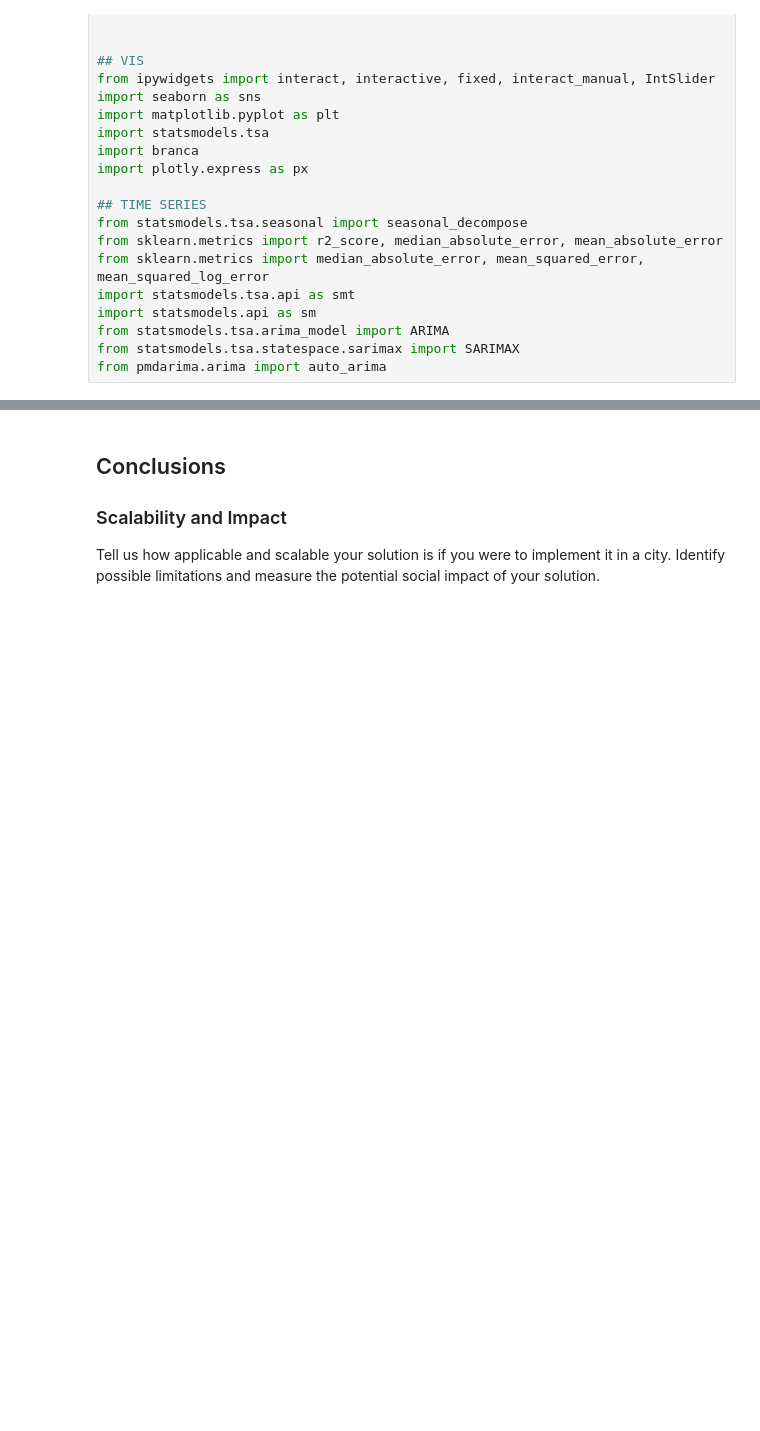
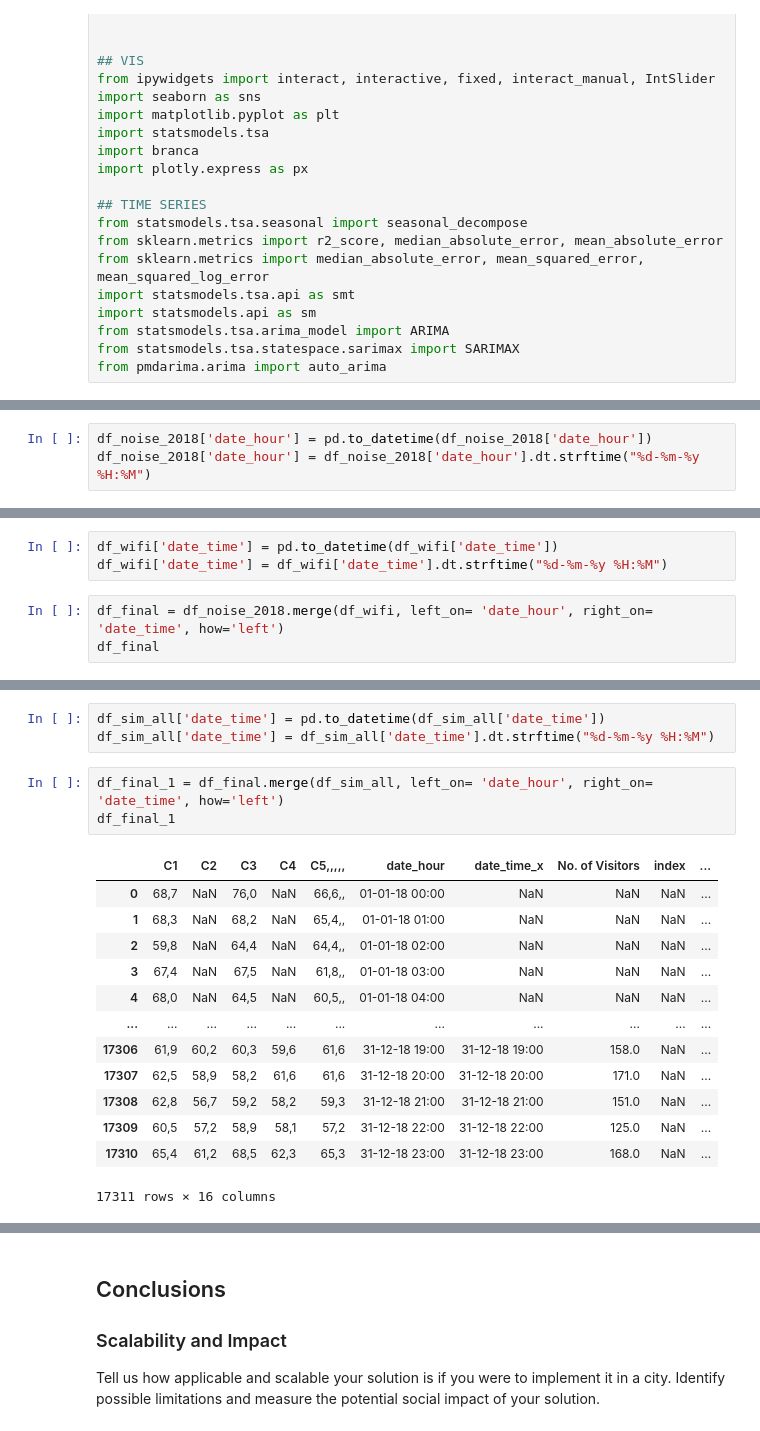
Before and after one commit to McNickSisto/world_data_league, a Jupyter notebook: stage_final/final_notebook.ipynb, the cells around one changed output, grey strips where cells are left out. Cells and saved outputs as stored; diff of their text form; blank space fills up the shorter version.

```diff
--- a/stage_final/final_notebook.ipynb
+++ b/stage_final/final_notebook.ipynb
@@ -98,0 +316,3 @@ from pmdarima.arima import auto_arima
+# %%
+df_noise_2018['date_hour'] = pd.to_datetime(df_noise_2018['date_hour'])
+df_noise_2018['date_hour'] = df_noise_2018['date_hour'].dt.strftime("%d-%m-%y %H:%M")
@@ -98,0 +323,6 @@ from pmdarima.arima import auto_arima
+# %%
+df_wifi['date_time'] = pd.to_datetime(df_wifi['date_time'])
+df_wifi['date_time'] = df_wifi['date_time'].dt.strftime("%d-%m-%y %H:%M")
+# %%
+df_final = df_noise_2018.merge(df_wifi, left_on= 'date_hour', right_on= 'date_time', how='left')
+df_final
@@ -98,0 +343,20 @@ from pmdarima.arima import auto_arima
+# %%
+df_sim_all['date_time'] = pd.to_datetime(df_sim_all['date_time'])
+df_sim_all['date_time'] = df_sim_all['date_time'].dt.strftime("%d-%m-%y %H:%M")
+# %%
+df_final_1 = df_final.merge(df_sim_all, left_on= 'date_hour', right_on= 'date_time', how='left')
+df_final_1
+# %% [output]
+|  | C1 | C2 | C3 | C4 | C5,,,,, | date_hour | date_time_x | No. of Visitors | index | ... |
+| 0 | 68,7 | NaN | 76,0 | NaN | 66,6,, | 01-01-18 00:00 | NaN | NaN | NaN | ... |
+| 1 | 68,3 | NaN | 68,2 | NaN | 65,4,, | 01-01-18 01:00 | NaN | NaN | NaN | ... |
+| 2 | 59,8 | NaN | 64,4 | NaN | 64,4,, | 01-01-18 02:00 | NaN | NaN | NaN | ... |
+| 3 | 67,4 | NaN | 67,5 | NaN | 61,8,, | 01-01-18 03:00 | NaN | NaN | NaN | ... |
+| 4 | 68,0 | NaN | 64,5 | NaN | 60,5,, | 01-01-18 04:00 | NaN | NaN | NaN | ... |
+| ... | ... | ... | ... | ... | ... | ... | ... | ... | ... | ... |
+| 17306 | 61,9 | 60,2 | 60,3 | 59,6 | 61,6 | 31-12-18 19:00 | 31-12-18 19:00 | 158.0 | NaN | ... |
+| 17307 | 62,5 | 58,9 | 58,2 | 61,6 | 61,6 | 31-12-18 20:00 | 31-12-18 20:00 | 171.0 | NaN | ... |
+| 17308 | 62,8 | 56,7 | 59,2 | 58,2 | 59,3 | 31-12-18 21:00 | 31-12-18 21:00 | 151.0 | NaN | ... |
+| 17309 | 60,5 | 57,2 | 58,9 | 58,1 | 57,2 | 31-12-18 22:00 | 31-12-18 22:00 | 125.0 | NaN | ... |
+| 17310 | 65,4 | 61,2 | 68,5 | 62,3 | 65,3 | 31-12-18 23:00 | 31-12-18 23:00 | 168.0 | NaN | ... |
+17311 rows × 16 columns
```
Also changed, not shown: parts of 40 cells of this notebook, 2 other files.
